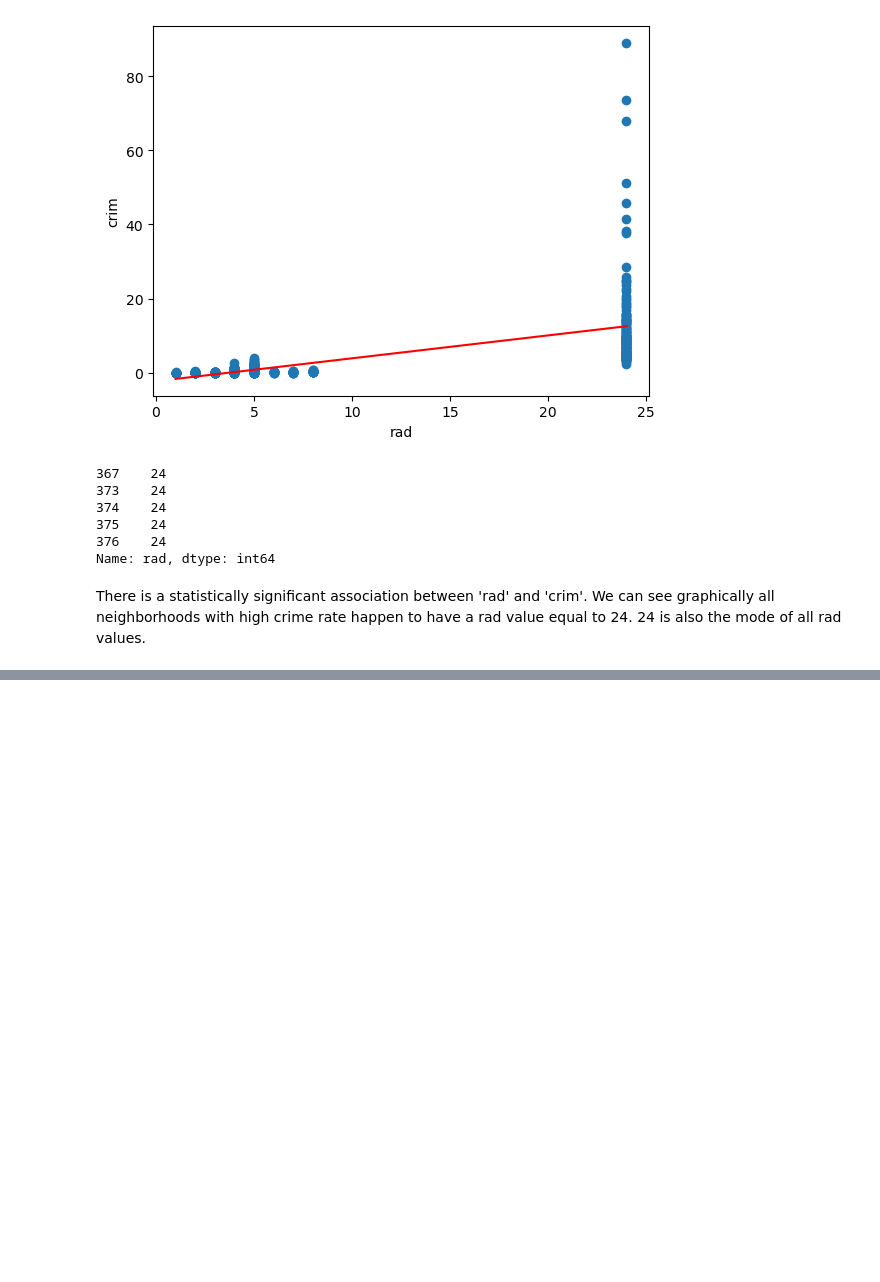
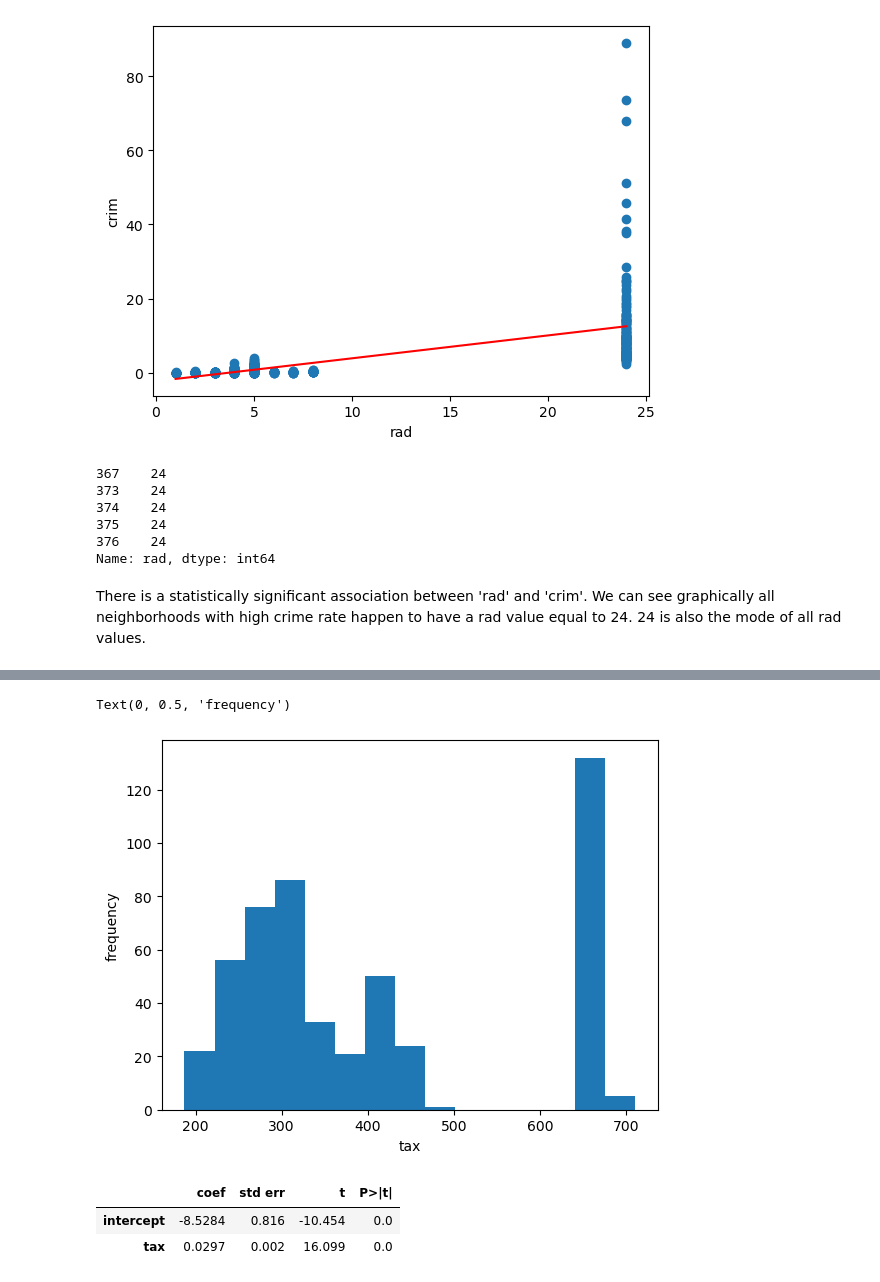
Before and after one commit to carmancater/an-introduction-to-statistical-learning-with-applications-in-python, a Jupyter notebook: Chapter 03 - Linear Regression/Ch 3 Ex 15.ipynb, the cells around one changed output, grey strips where cells are left out. Drawn from its saved outputs; the diff is of its cells as text; code cells hidden in the pictures; blank space fills up the shorter version.

```diff
--- a/Chapter 03 - Linear Regression/Ch 3 Ex 15.ipynb
+++ b/Chapter 03 - Linear Regression/Ch 3 Ex 15.ipynb
@@ -463,0 +466,2 @@ There is a statistically significant association between 'rad' and 'crim'. We ca
+# %%
+var = 'tax'
@@ -463,0 +480,15 @@ There is a statistically significant association between 'rad' and 'crim'. We ca
+# %%
+plt.hist(df[var], bins=15);
+plt.xlabel(var)
+plt.ylabel('frequency')
+# %% [output]
+Text(0, 0.5, 'frequency')
+[figure, added]
+# %%
+X = MS([var]).fit_transform(df)
+result = sm.OLS(y, X).fit()
+summarize(result)
+# %% [output]
+|  | coef | std err | t | P>|t| |
+| intercept | -8.5284 | 0.816 | -10.454 | 0.0 |
+| tax | 0.0297 | 0.002 | 16.099 | 0.0 |
```
Also changed, not shown: parts of 7 cells of this notebook.
